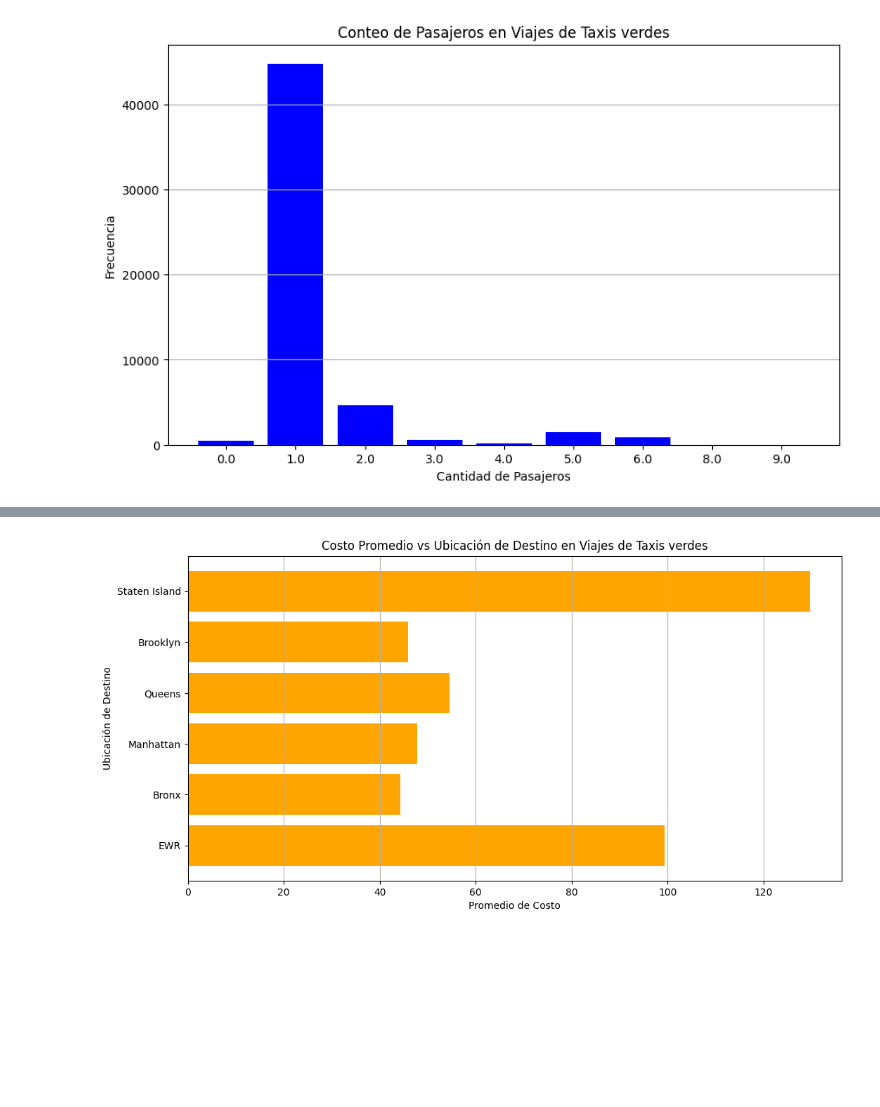
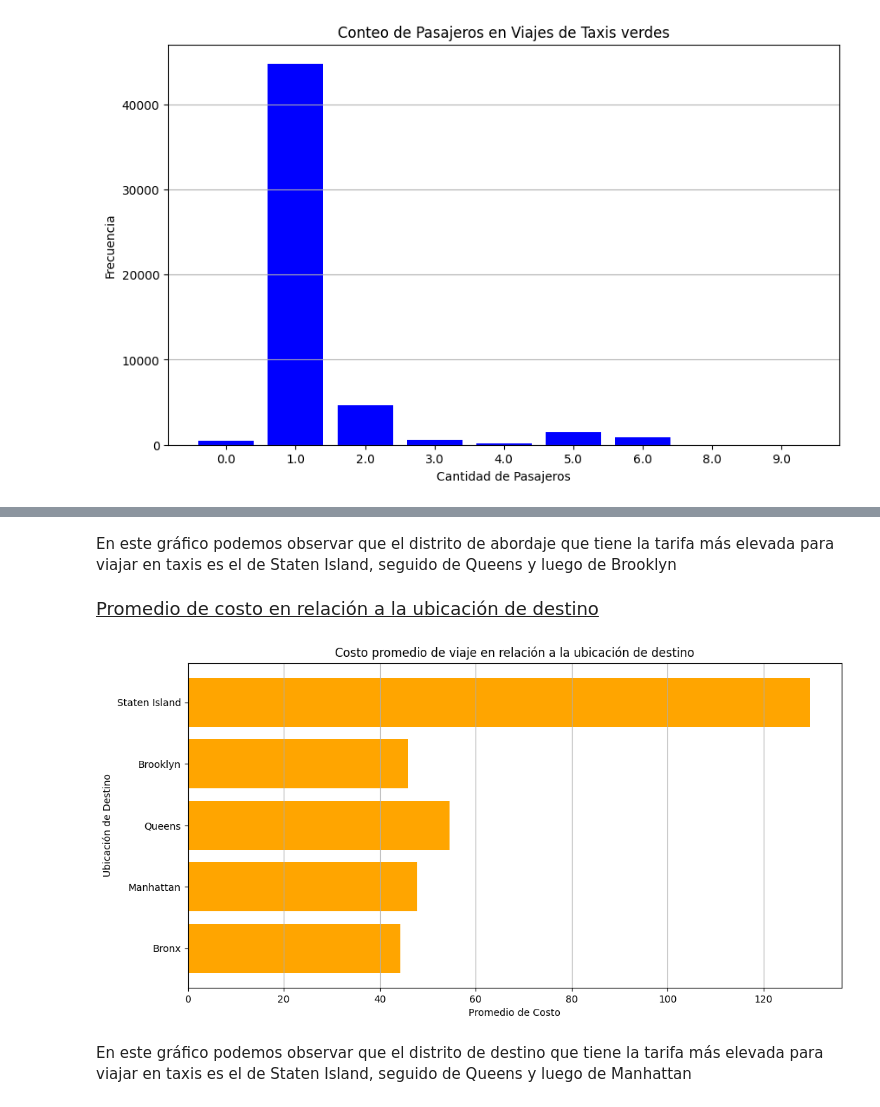
Before and after one commit to hansonvel96/PF_GROUP_03_NYC_TAXIS, a Jupyter notebook: EDA-taxis.ipynb, the cells around one changed output, grey strips where cells are left out. Saved outputs shown, nothing was run; the diff lists cells and outputs as text; code cells hidden in the pictures; blank space fills up the shorter version.

```diff
--- a/EDA-taxis.ipynb
+++ b/EDA-taxis.ipynb
@@ -475,24 +402,28 @@ plt.show()
+# %% [markdown]
+<p style="font-size:15px;">En este gráfico podemos observar que el distrito de abordaje que tiene la tarifa más elevada para viajar en taxis es el de Staten Island, seguido de Queens y luego de Brooklyn</p>
+# %% [markdown]
+<p style="font-size:18px;"><u>Promedio de costo en relación a la ubicación de destino</u> </p>
 # %%
-# Filtrar los datos para incluir solo los viajes de taxis verdes
+
 df_green_taxi = df_taxis[df_taxis['taxi_type'] == 'green']
 
-# Calcular el promedio de costo por ubicación de destino
 promedio_costo_destino = df_green_taxi.groupby('DOLocationID')['fare_amount'].mean().reset_index()
 
-# Obtener nombres de las ubicaciones de destino a partir de otro dataset
-df_destinos = pd.read_parquet(r'Datasets/limpios/localizacion.parquet')
+df_destinos = pd.read_parquet('Datasets/limpios/localizacion.parquet')
 df_destinos.rename(columns={'LocationID': 'DOLocationID'}, inplace=True)
 
-# Combinar los DataFrames para obtener nombres de destinos
+df_destinos = df_destinos[df_destinos['Borough'] != 'EWR']
+
 promedio_costo_destino = pd.merge(promedio_costo_destino, df_destinos, on='DOLocationID')
 
-# Graficar la comparación del costo vs la localización de destino
 plt.figure(figsize=(12, 6))
 plt.barh(promedio_costo_destino['Borough'], promedio_costo_destino['fare_amount'], color='orange')
 plt.xlabel('Promedio de Costo')
 plt.ylabel('Ubicación de Destino')
-plt.title('Costo Promedio vs Ubicación de Destino en Viajes de Taxis verdes')
+plt.title('Costo promedio de viaje en relación a la ubicación de destino')
 plt.grid(axis='x')
 plt.show()
 # %% [output]
-[figure, old version]
+[figure, new version]
+# %% [markdown]
+<p style="font-size:15px;">En este gráfico podemos observar que el distrito de destino que tiene la tarifa más elevada para viajar en taxis es el de Staten Island, seguido de Queens y luego de Manhattan</p>
```
Also changed, not shown: parts of 82 cells of this notebook, 4 other files.
